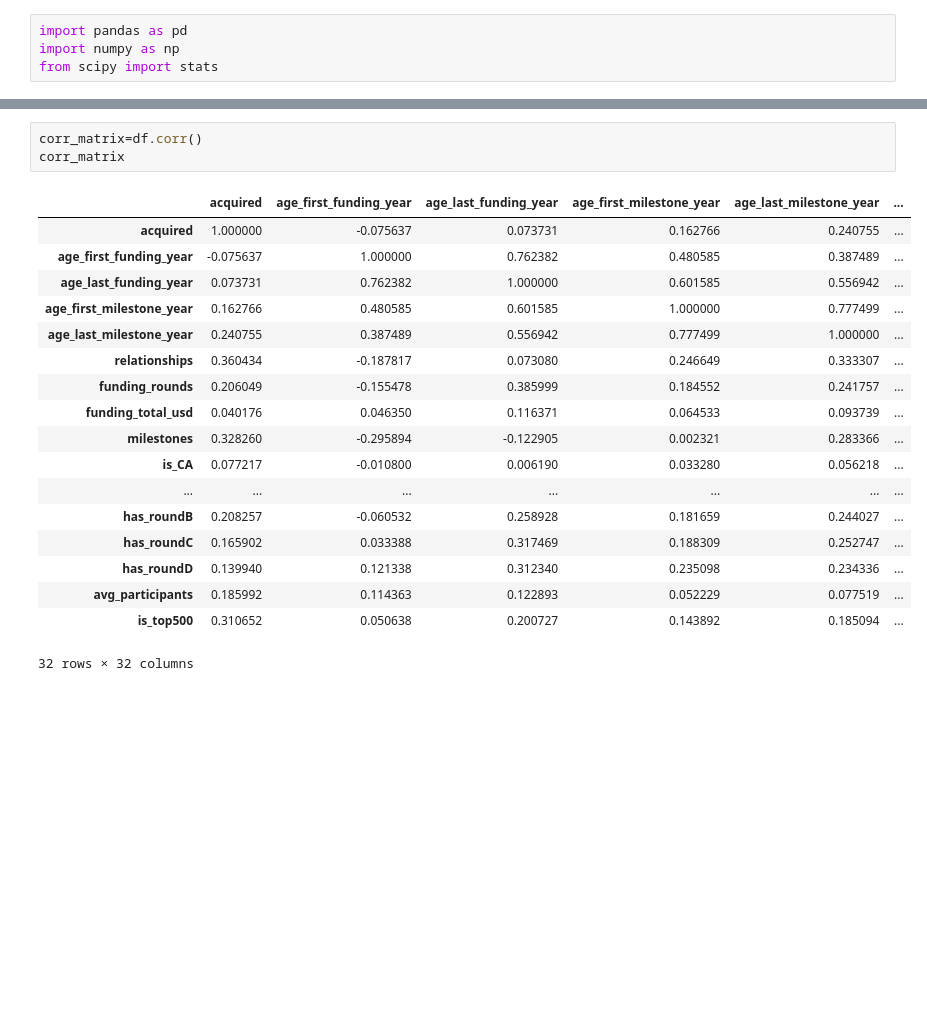
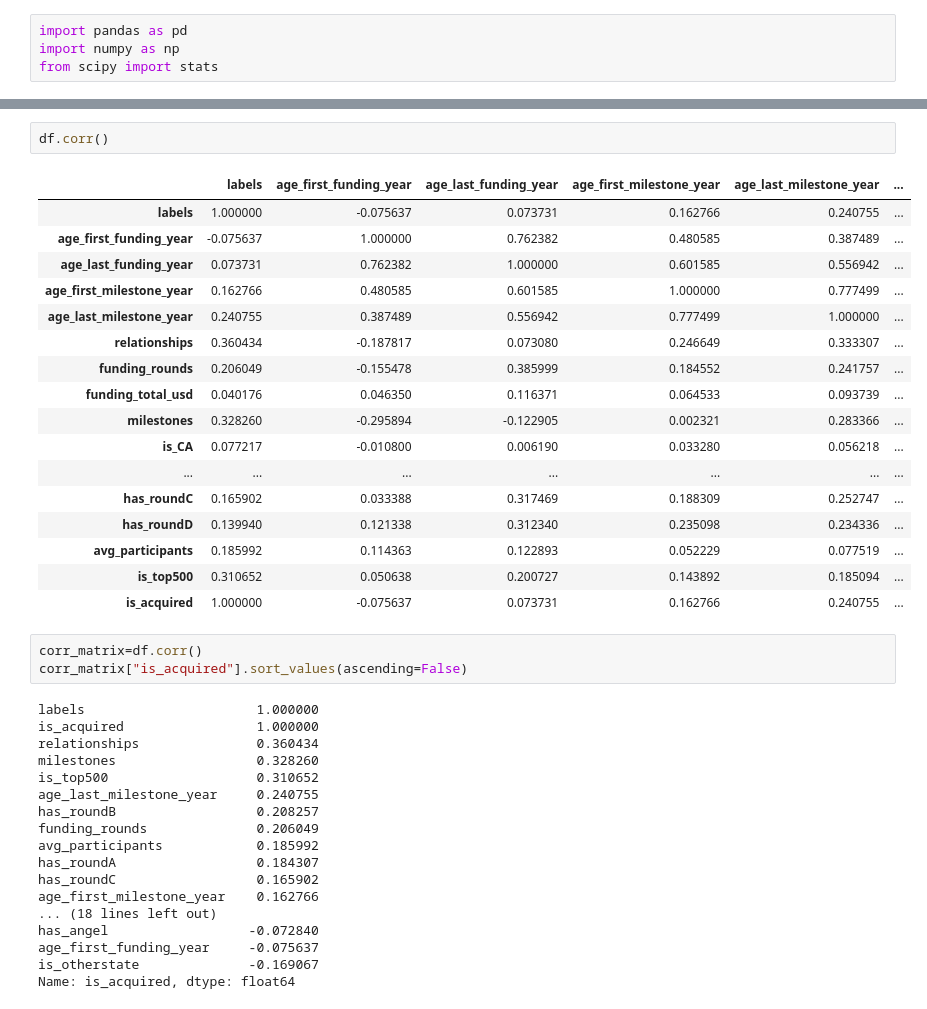
Before and after one commit to Paulabvc/startups_project, a Jupyter notebook: Final_project_startup/notebooks/Exploratory_data_analysis (2).ipynb, the cells around one changed output, grey strips where cells are left out. Saved outputs shown, nothing was run; the diff lists cells and outputs as text; blank space fills up the shorter version.

```diff
--- a/Final_project_startup/notebooks/Exploratory_data_analysis (2).ipynb
+++ b/Final_project_startup/notebooks/Exploratory_data_analysis (2).ipynb
@@ -51,22 +81,41 @@ df.describe()
+# %%
+df.corr()
+# %% [output]
+|  | labels | age_first_funding_year | age_last_funding_year | age_first_milestone_year | age_last_milestone_year | ... |
+| labels | 1.000000 | -0.075637 | 0.073731 | 0.162766 | 0.240755 | ... |
+| age_first_funding_year | -0.075637 | 1.000000 | 0.762382 | 0.480585 | 0.387489 | ... |
+| age_last_funding_year | 0.073731 | 0.762382 | 1.000000 | 0.601585 | 0.556942 | ... |
+| age_first_milestone_year | 0.162766 | 0.480585 | 0.601585 | 1.000000 | 0.777499 | ... |
+| age_last_milestone_year | 0.240755 | 0.387489 | 0.556942 | 0.777499 | 1.000000 | ... |
+| relationships | 0.360434 | -0.187817 | 0.073080 | 0.246649 | 0.333307 | ... |
+| funding_rounds | 0.206049 | -0.155478 | 0.385999 | 0.184552 | 0.241757 | ... |
+| funding_total_usd | 0.040176 | 0.046350 | 0.116371 | 0.064533 | 0.093739 | ... |
+| milestones | 0.328260 | -0.295894 | -0.122905 | 0.002321 | 0.283366 | ... |
+| is_CA | 0.077217 | -0.010800 | 0.006190 | 0.033280 | 0.056218 | ... |
+| ... | ... | ... | ... | ... | ... | ... |
+| has_roundC | 0.165902 | 0.033388 | 0.317469 | 0.188309 | 0.252747 | ... |
+| has_roundD | 0.139940 | 0.121338 | 0.312340 | 0.235098 | 0.234336 | ... |
+| avg_participants | 0.185992 | 0.114363 | 0.122893 | 0.052229 | 0.077519 | ... |
+| is_top500 | 0.310652 | 0.050638 | 0.200727 | 0.143892 | 0.185094 | ... |
+| is_acquired | 1.000000 | -0.075637 | 0.073731 | 0.162766 | 0.240755 | ... |
 # %%
 corr_matrix=df.corr()
-corr_matrix
+corr_matrix["is_acquired"].sort_values(ascending=False)
 # %% [output]
-|  | acquired | age_first_funding_year | age_last_funding_year | age_first_milestone_year | age_last_milestone_year | ... |
-| acquired | 1.000000 | -0.075637 | 0.073731 | 0.162766 | 0.240755 | ... |
-| age_first_funding_year | -0.075637 | 1.000000 | 0.762382 | 0.480585 | 0.387489 | ... |
-| age_last_funding_year | 0.073731 | 0.762382 | 1.000000 | 0.601585 | 0.556942 | ... |
-| age_first_milestone_year | 0.162766 | 0.480585 | 0.601585 | 1.000000 | 0.777499 | ... |
-| age_last_milestone_year | 0.240755 | 0.387489 | 0.556942 | 0.777499 | 1.000000 | ... |
-| relationships | 0.360434 | -0.187817 | 0.073080 | 0.246649 | 0.333307 | ... |
-| funding_rounds | 0.206049 | -0.155478 | 0.385999 | 0.184552 | 0.241757 | ... |
-| funding_total_usd | 0.040176 | 0.046350 | 0.116371 | 0.064533 | 0.093739 | ... |
-| milestones | 0.328260 | -0.295894 | -0.122905 | 0.002321 | 0.283366 | ... |
-| is_CA | 0.077217 | -0.010800 | 0.006190 | 0.033280 | 0.056218 | ... |
-| ... | ... | ... | ... | ... | ... | ... |
-| has_roundB | 0.208257 | -0.060532 | 0.258928 | 0.181659 | 0.244027 | ... |
-| has_roundC | 0.165902 | 0.033388 | 0.317469 | 0.188309 | 0.252747 | ... |
-| has_roundD | 0.139940 | 0.121338 | 0.312340 | 0.235098 | 0.234336 | ... |
-| avg_participants | 0.185992 | 0.114363 | 0.122893 | 0.052229 | 0.077519 | ... |
-| is_top500 | 0.310652 | 0.050638 | 0.200727 | 0.143892 | 0.185094 | ... |
-32 rows × 32 columns
+labels                      1.000000
+is_acquired                 1.000000
+relationships               0.360434
+milestones                  0.328260
+is_top500                   0.310652
+age_last_milestone_year     0.240755
+has_roundB                  0.208257
+funding_rounds              0.206049
+avg_participants            0.185992
+has_roundA                  0.184307
+has_roundC                  0.165902
+age_first_milestone_year    0.162766
+... (18 lines left out)
+has_angel                  -0.072840
+age_first_funding_year     -0.075637
+is_otherstate              -0.169067
+Name: is_acquired, dtype: float64
```
Also changed, not shown: parts of 19 cells of this notebook, 2 other files.
